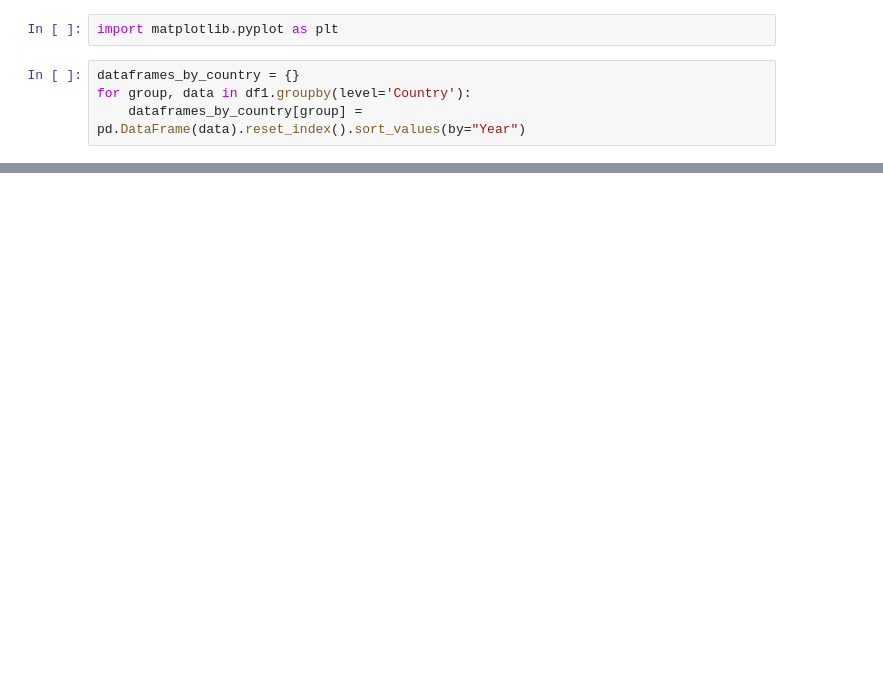
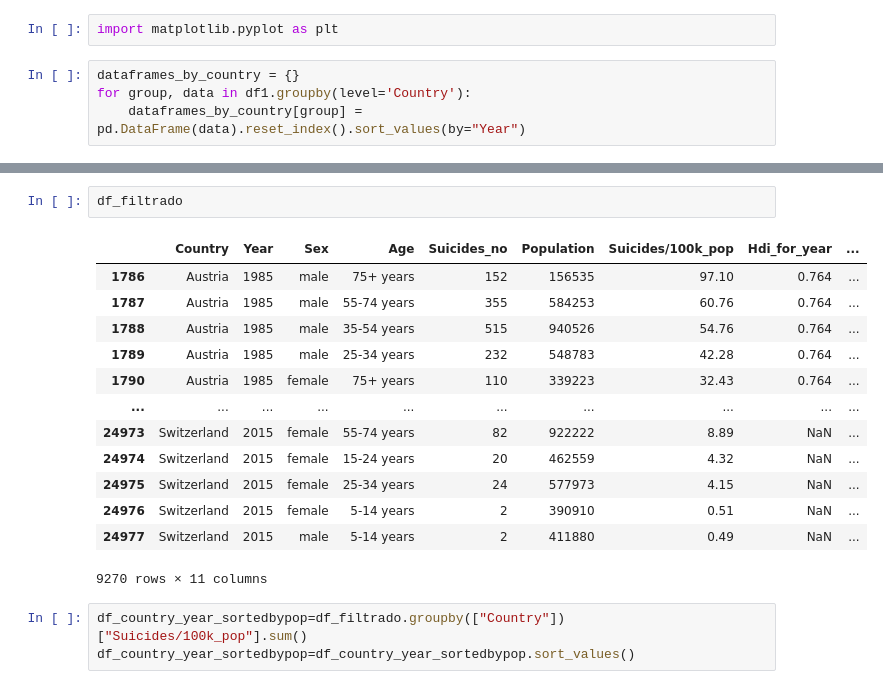
Before and after one commit to AdrianCarcelen/suicide_analysis, a Jupyter notebook: 14_08.ipynb, the cells around one changed output, grey strips where cells are left out. Saved outputs shown, nothing was run; the diff lists cells and outputs as text; blank space fills up the shorter version.

```diff
--- a/14_08.ipynb
+++ b/14_08.ipynb
@@ -110,0 +144,19 @@ AttributeError: Line2D.set() got an unexpected keyword argument 'weights'
+# %%
+df_filtrado
+# %% [output]
+|  | Country | Year | Sex | Age | Suicides_no | Population | Suicides/100k_pop | Hdi_for_year | ... |
+| 1786 | Austria | 1985 | male | 75+ years | 152 | 156535 | 97.10 | 0.764 | ... |
+| 1787 | Austria | 1985 | male | 55-74 years | 355 | 584253 | 60.76 | 0.764 | ... |
+| 1788 | Austria | 1985 | male | 35-54 years | 515 | 940526 | 54.76 | 0.764 | ... |
+| 1789 | Austria | 1985 | male | 25-34 years | 232 | 548783 | 42.28 | 0.764 | ... |
+| 1790 | Austria | 1985 | female | 75+ years | 110 | 339223 | 32.43 | 0.764 | ... |
+| ... | ... | ... | ... | ... | ... | ... | ... | ... | ... |
+| 24973 | Switzerland | 2015 | female | 55-74 years | 82 | 922222 | 8.89 | NaN | ... |
+| 24974 | Switzerland | 2015 | female | 15-24 years | 20 | 462559 | 4.32 | NaN | ... |
+| 24975 | Switzerland | 2015 | female | 25-34 years | 24 | 577973 | 4.15 | NaN | ... |
+| 24976 | Switzerland | 2015 | female | 5-14 years | 2 | 390910 | 0.51 | NaN | ... |
+| 24977 | Switzerland | 2015 | male | 5-14 years | 2 | 411880 | 0.49 | NaN | ... |
+9270 rows × 11 columns
+# %%
+df_country_year_sortedbypop=df_filtrado.groupby(["Country"])["Suicides/100k_pop"].sum()
+df_country_year_sortedbypop=df_country_year_sortedbypop.sort_values()
```
Also changed, not shown: parts of 27 cells of this notebook.
